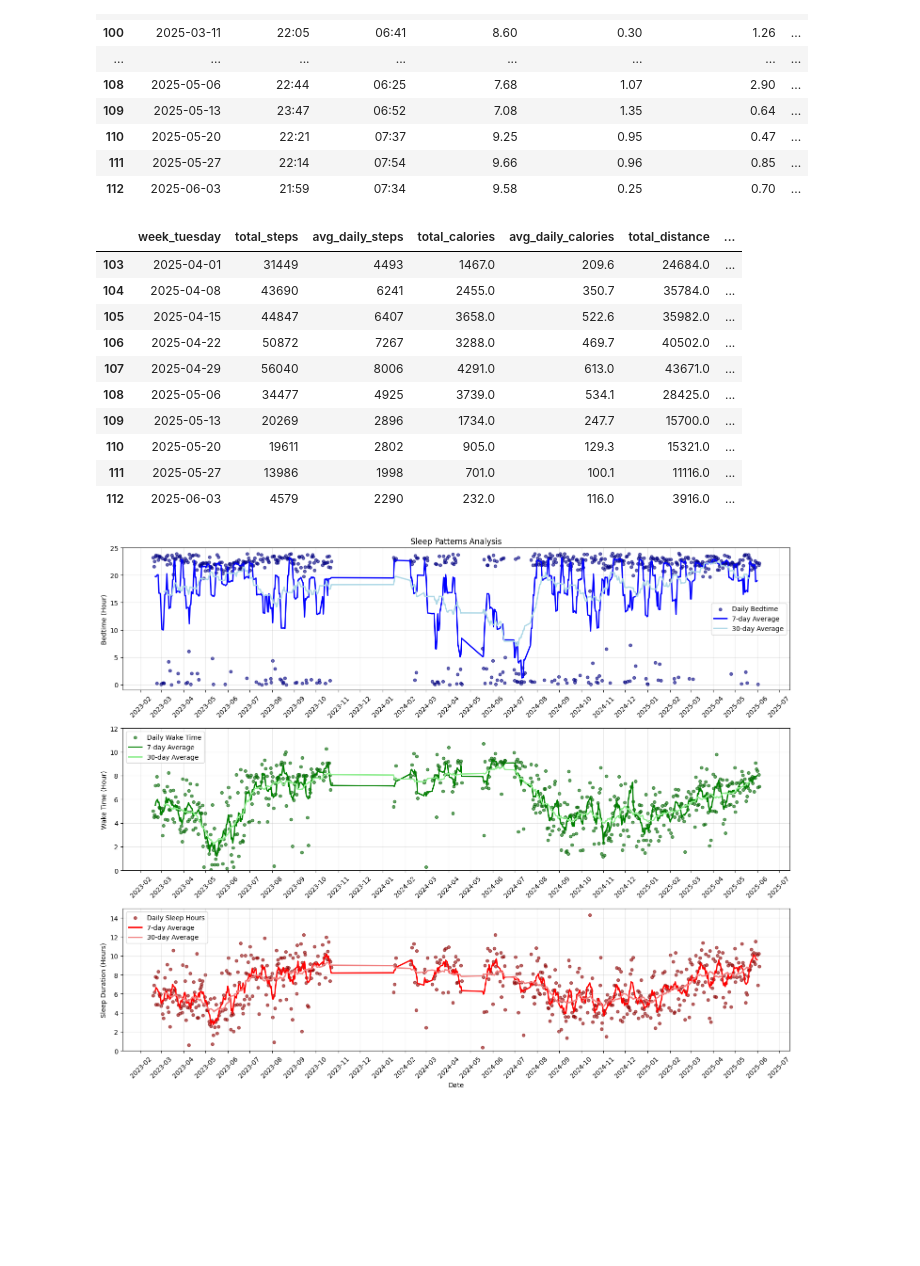
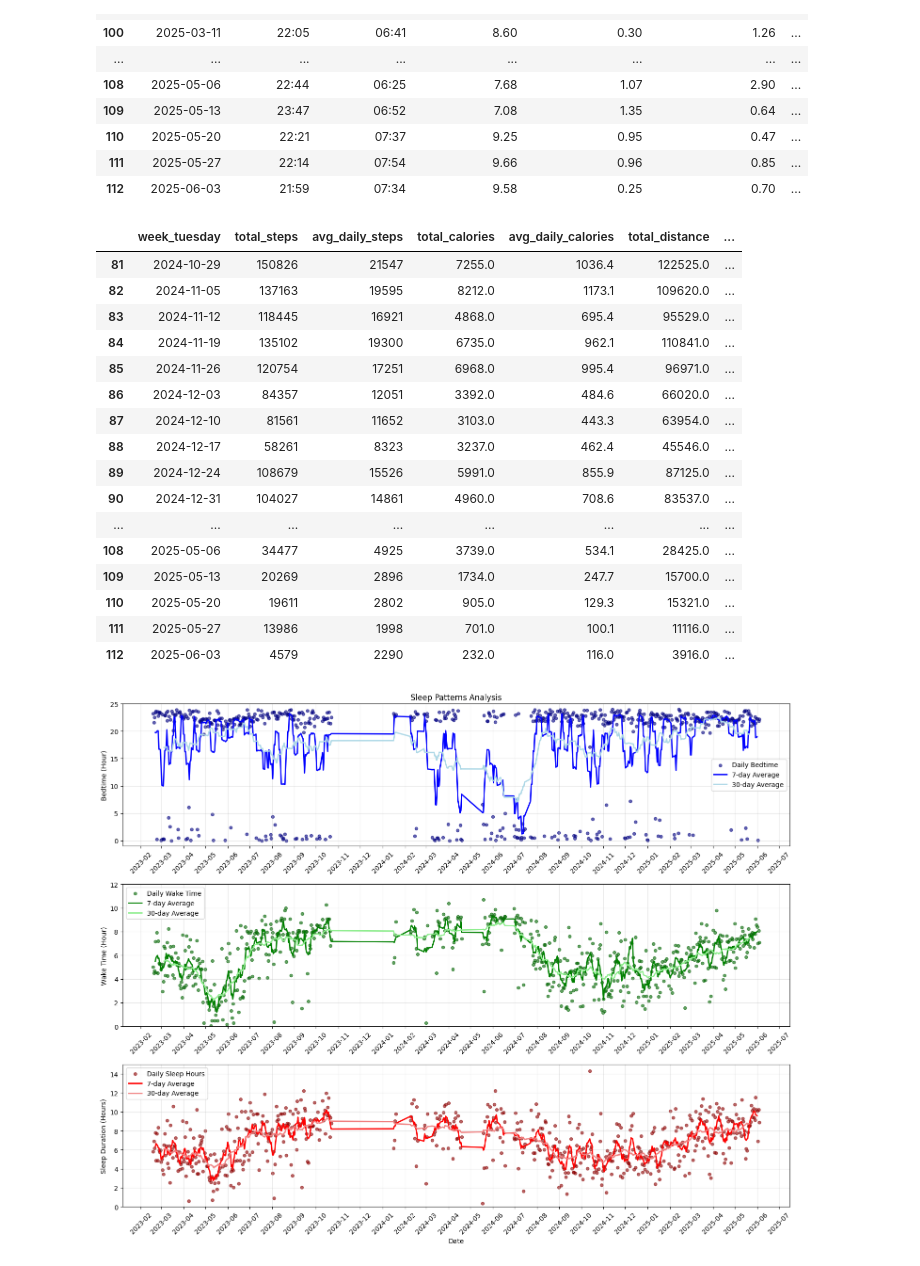
Before and after one commit to michel8195/healthdatabase, a Jupyter notebook: notebooks/sleep_chart_database.ipynb, the cells around one changed output. Drawn from its saved outputs; the diff is of its cells as text; code cells hidden in the pictures; blank space fills up the shorter version.

```diff
--- a/notebooks/sleep_chart_database.ipynb
+++ b/notebooks/sleep_chart_database.ipynb
@@ -138,39 +138,45 @@ steps = db_connection.query_to_dataframe('SELECT * FROM daily_activity')
 steps['date'] = pd.to_datetime(steps['date'])
 
 # Add Tuesday column for grouping (same function as used for sleep data)
 steps['week_tuesday'] = steps['date'].apply(get_tuesday_of_week)
 
 # Group by Tuesday and calculate weekly totals and averages
 weekly_steps = steps.groupby('week_tuesday').agg({
     'steps': ['sum', 'mean'],
     'calories': ['sum', 'mean'],
     'distance': ['sum', 'mean'],
     'run_distance': ['sum', 'mean'],
     'active_minutes': ['sum', 'mean']
 }).reset_index()
 
 # Flatten column names
 weekly_steps.columns = ['week_tuesday', 'total_steps', 'avg_daily_steps',
                        'total_calories', 'avg_daily_calories',
                        'total_distance', 'avg_daily_distance',
                        'total_run_distance', 'avg_daily_run_distance',
                        'total_active_minutes', 'avg_daily_active_minutes']
 
 # Round the averages
 weekly_steps['avg_daily_steps'] = weekly_steps['avg_daily_steps'].round(0).astype(int)
 weekly_steps['avg_daily_calories'] = weekly_steps['avg_daily_calories'].round(1)
 weekly_steps['avg_daily_distance'] = weekly_steps['avg_daily_distance'].round(1)
 weekly_steps['avg_daily_run_distance'] = weekly_steps['avg_daily_run_distance'].round(1)
 weekly_steps['avg_daily_active_minutes'] = weekly_steps['avg_daily_active_minutes'].round(1)
 
-weekly_steps.tail(10)
+weekly_steps.tail(32)
 # %% [output]
 |  | week_tuesday | total_steps | avg_daily_steps | total_calories | avg_daily_calories | total_distance | ... |
-| 103 | 2025-04-01 | 31449 | 4493 | 1467.0 | 209.6 | 24684.0 | ... |
-| 104 | 2025-04-08 | 43690 | 6241 | 2455.0 | 350.7 | 35784.0 | ... |
-| 105 | 2025-04-15 | 44847 | 6407 | 3658.0 | 522.6 | 35982.0 | ... |
-| 106 | 2025-04-22 | 50872 | 7267 | 3288.0 | 469.7 | 40502.0 | ... |
-| 107 | 2025-04-29 | 56040 | 8006 | 4291.0 | 613.0 | 43671.0 | ... |
+| 81 | 2024-10-29 | 150826 | 21547 | 7255.0 | 1036.4 | 122525.0 | ... |
+| 82 | 2024-11-05 | 137163 | 19595 | 8212.0 | 1173.1 | 109620.0 | ... |
+| 83 | 2024-11-12 | 118445 | 16921 | 4868.0 | 695.4 | 95529.0 | ... |
+| 84 | 2024-11-19 | 135102 | 19300 | 6735.0 | 962.1 | 110841.0 | ... |
+| 85 | 2024-11-26 | 120754 | 17251 | 6968.0 | 995.4 | 96971.0 | ... |
+| 86 | 2024-12-03 | 84357 | 12051 | 3392.0 | 484.6 | 66020.0 | ... |
+| 87 | 2024-12-10 | 81561 | 11652 | 3103.0 | 443.3 | 63954.0 | ... |
+| 88 | 2024-12-17 | 58261 | 8323 | 3237.0 | 462.4 | 45546.0 | ... |
+| 89 | 2024-12-24 | 108679 | 15526 | 5991.0 | 855.9 | 87125.0 | ... |
+| 90 | 2024-12-31 | 104027 | 14861 | 4960.0 | 708.6 | 83537.0 | ... |
+| ... | ... | ... | ... | ... | ... | ... | ... |
 | 108 | 2025-05-06 | 34477 | 4925 | 3739.0 | 534.1 | 28425.0 | ... |
 | 109 | 2025-05-13 | 20269 | 2896 | 1734.0 | 247.7 | 15700.0 | ... |
 | 110 | 2025-05-20 | 19611 | 2802 | 905.0 | 129.3 | 15321.0 | ... |
```
Also changed, not shown: parts of 5 cells of this notebook, 1 other file.
